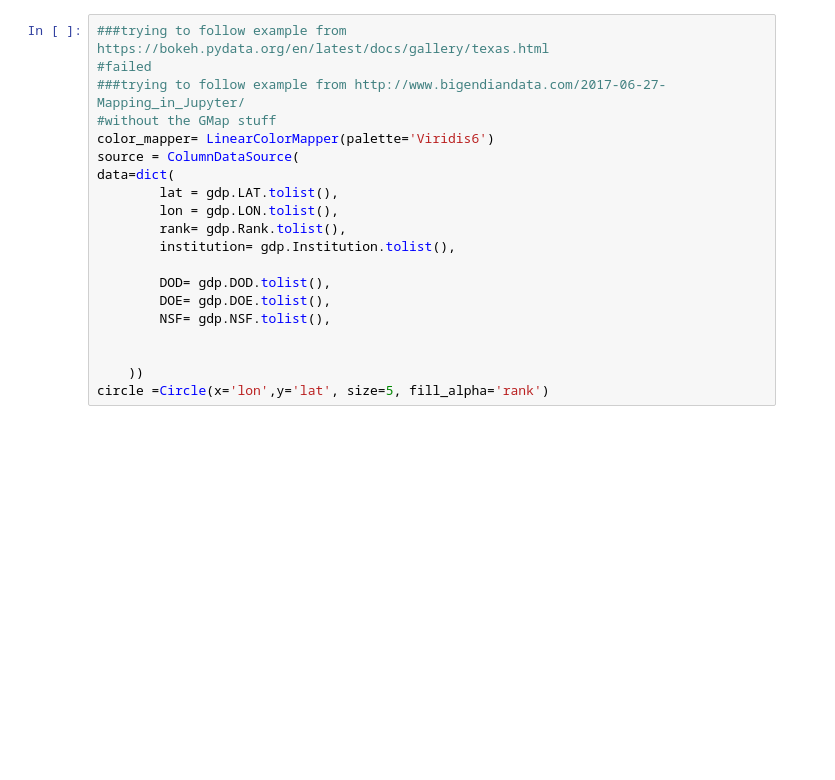
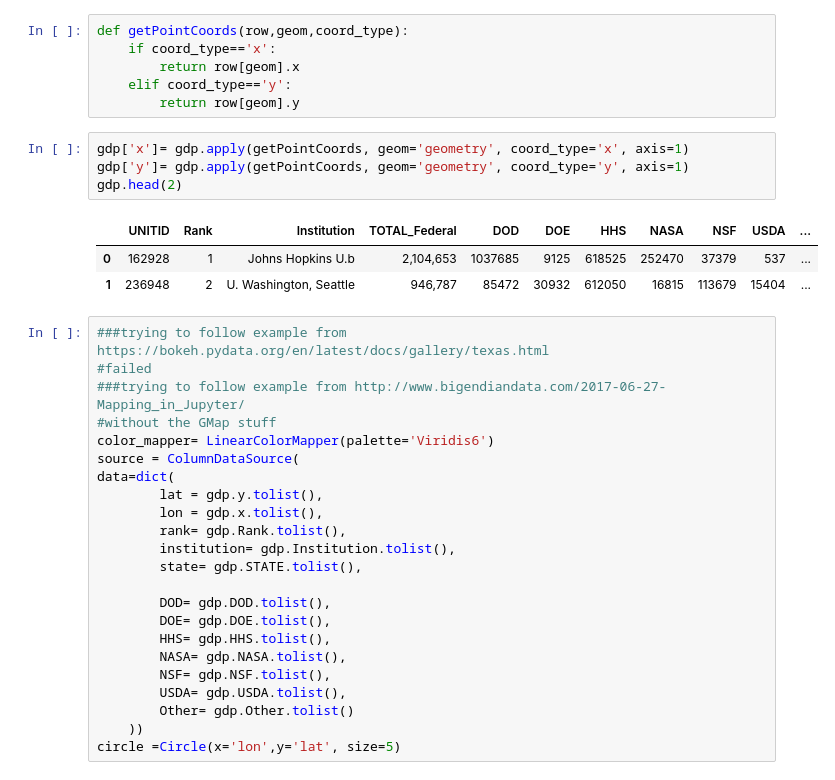
Before and after one commit to CGDeer/HERD_Analysis, a Jupyter notebook: Fun with Mapping.ipynb, the cells around one changed output. Cells and saved outputs as stored; diff of their text form; blank space fills up the shorter version.

```diff
--- a/Fun with Mapping.ipynb
+++ b/Fun with Mapping.ipynb
@@ -125,3 +78,17 @@ bx= df2.plot()
+# %%
+def getPointCoords(row,geom,coord_type):
+    if coord_type=='x':
+        return row[geom].x
+    elif coord_type=='y':
+        return row[geom].y
+# %%
+gdp['x']= gdp.apply(getPointCoords, geom='geometry', coord_type='x', axis=1)
+gdp['y']= gdp.apply(getPointCoords, geom='geometry', coord_type='y', axis=1)
+gdp.head(2)
+# %% [output]
+|  | UNITID | Rank | Institution | TOTAL_Federal | DOD | DOE | HHS | NASA | NSF | USDA | ... |
+| 0 | 162928 | 1 | Johns Hopkins U.b | 2,104,653 | 1037685 | 9125 | 618525 | 252470 | 37379 | 537 | ... |
+| 1 | 236948 | 2 | U. Washington, Seattle | 946,787 | 85472 | 30932 | 612050 | 16815 | 113679 | 15404 | ... |
 # %%
 ###trying to follow example from https://bokeh.pydata.org/en/latest/docs/gallery/texas.html
 #failed
@@ -130,16 +97,19 @@ bx= df2.plot()
 color_mapper= LinearColorMapper(palette='Viridis6')
 source = ColumnDataSource(
 data=dict(
-        lat = gdp.LAT.tolist(),
-        lon = gdp.LON.tolist(),
+        lat = gdp.y.tolist(),
+        lon = gdp.x.tolist(),
         rank= gdp.Rank.tolist(),
         institution= gdp.Institution.tolist(),
+        state= gdp.STATE.tolist(),
 
         DOD= gdp.DOD.tolist(),
         DOE= gdp.DOE.tolist(),
+        HHS= gdp.HHS.tolist(),
+        NASA= gdp.NASA.tolist(),
         NSF= gdp.NSF.tolist(),
-
-
+        USDA= gdp.USDA.tolist(),
+        Other= gdp.Other.tolist()
     ))
-circle =Circle(x='lon',y='lat', size=5, fill_alpha='rank')
+circle =Circle(x='lon',y='lat', size=5)
 # %%
```
Also changed, not shown: parts of 24 cells of this notebook.
